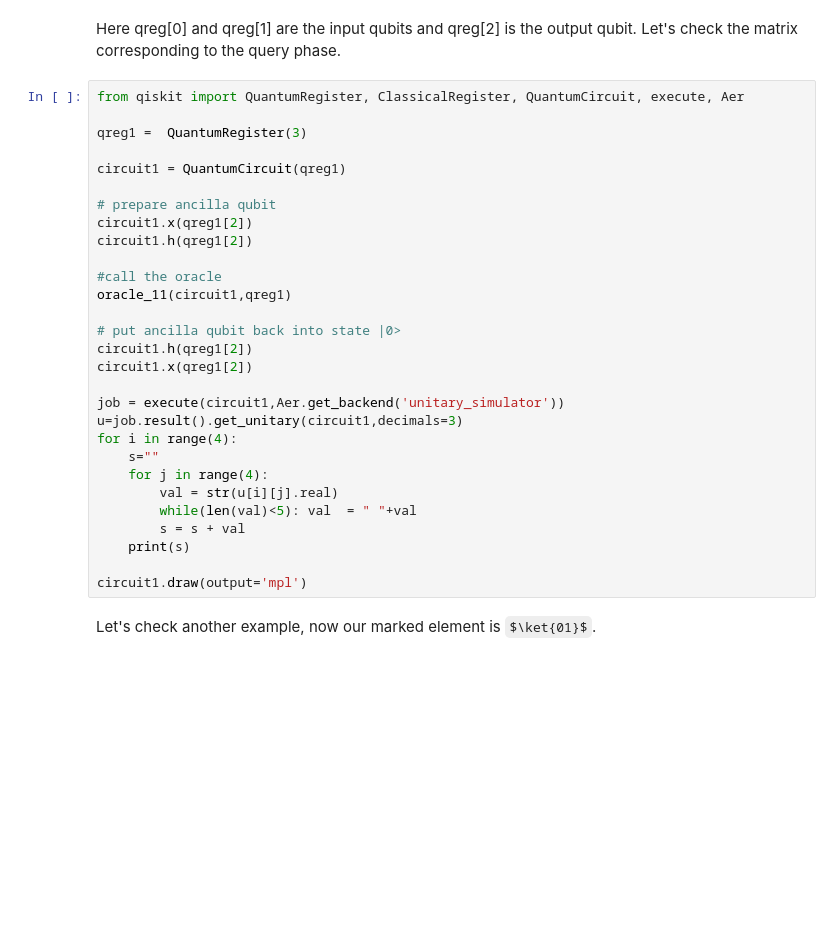
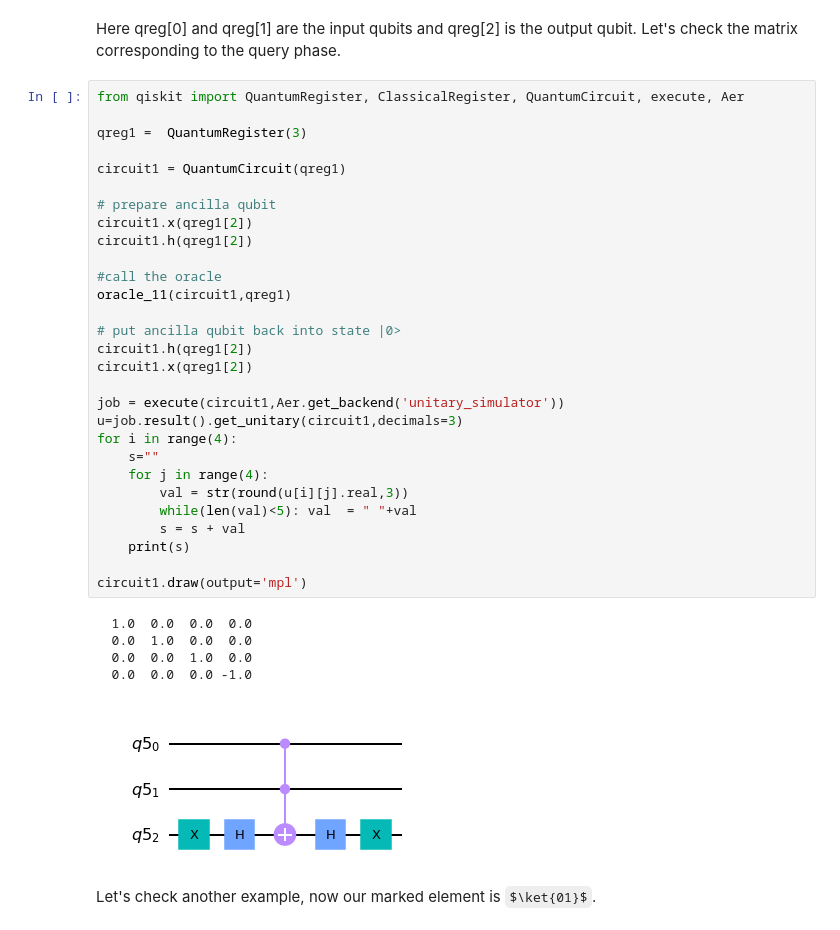
Before and after one commit to QRussia/bronze-qiskit-russian-edition, a Jupyter notebook: quantum-with-qiskit/Q92_Grovers_Search_Implementation.ipynb, the cells around one changed output. Saved outputs shown, nothing was run; the diff lists cells and outputs as text; some formulas as TeX source; blank space fills up the shorter version.

```diff
--- a/quantum-with-qiskit/Q92_Grovers_Search_Implementation.ipynb
+++ b/quantum-with-qiskit/Q92_Grovers_Search_Implementation.ipynb
@@ -491,32 +491,38 @@ Here qreg[0] and qreg[1] are the input qubits and qreg[2] is the output qubit. L
 # %%
 from qiskit import QuantumRegister, ClassicalRegister, QuantumCircuit, execute, Aer
 
 qreg1 =  QuantumRegister(3)
 
 circuit1 = QuantumCircuit(qreg1)
 
 # prepare ancilla qubit
 circuit1.x(qreg1[2])
 circuit1.h(qreg1[2])
 
 #call the oracle
 oracle_11(circuit1,qreg1)
 
 # put ancilla qubit back into state |0>
 circuit1.h(qreg1[2])
 circuit1.x(qreg1[2])
 
 job = execute(circuit1,Aer.get_backend('unitary_simulator'))
 u=job.result().get_unitary(circuit1,decimals=3)
 for i in range(4):
     s=""
     for j in range(4):
-        val = str(u[i][j].real)
+        val = str(round(u[i][j].real,3))
         while(len(val)<5): val  = " "+val
         s = s + val
     print(s)
 
 circuit1.draw(output='mpl')
+# %% [output]
+  1.0  0.0  0.0  0.0
+  0.0  1.0  0.0  0.0
+  0.0  0.0  1.0  0.0
+  0.0  0.0  0.0 -1.0
+[figure, added]
 # %% [markdown]
 Let's check another example, now our marked element is $\ket{01}$.
 # %%
```
Also changed, not shown: parts of 2 cells of this notebook.
